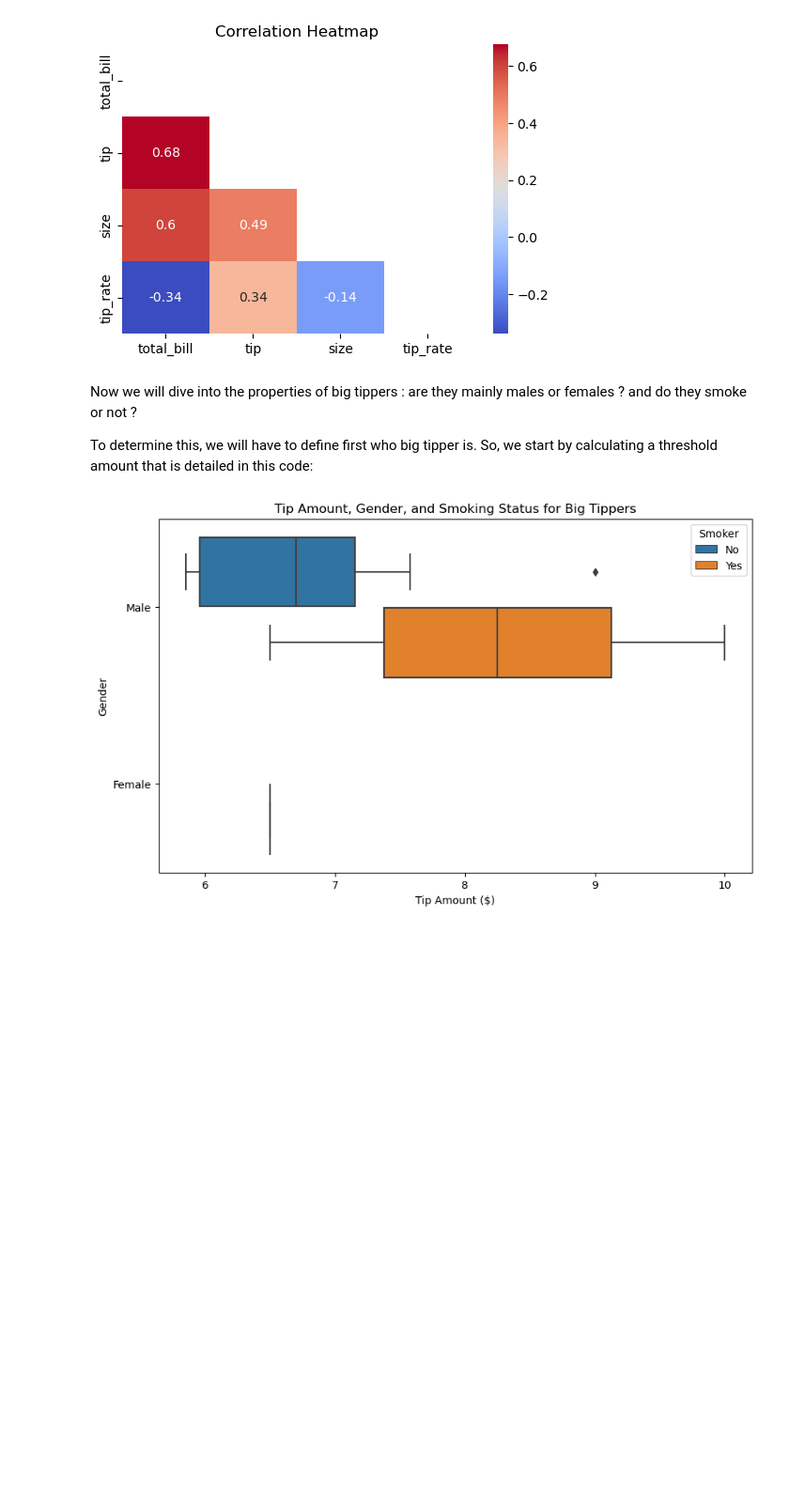
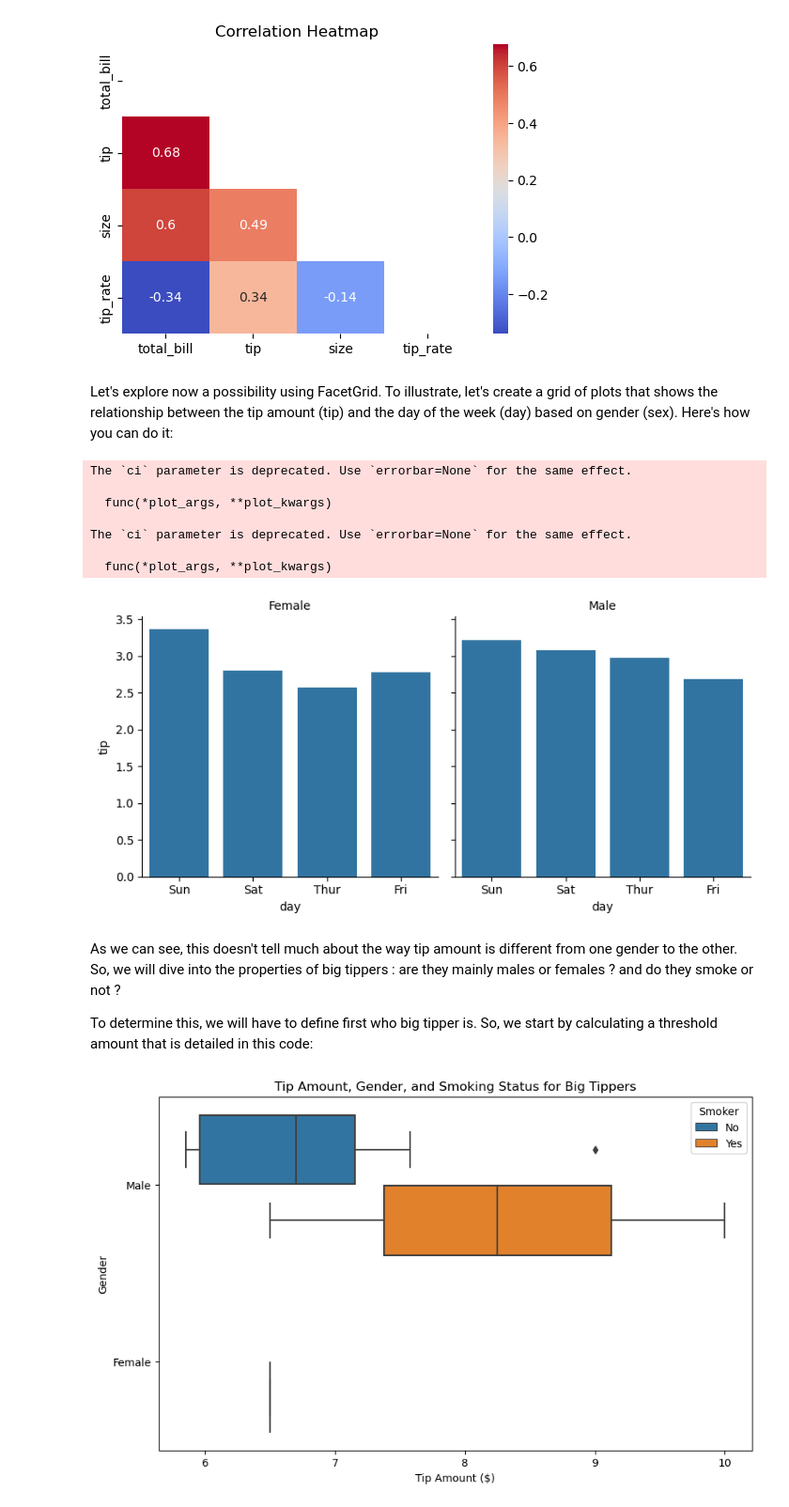
Before and after one commit to MariemMARZOUGUI/data-tips, a Jupyter notebook: TP_Tips.ipynb, the cells around one changed output. Shown at 94% size. Drawn from its saved outputs; the diff is of its cells as text; code cells hidden in the pictures; blank space fills up the shorter version.

```diff
--- a/TP_Tips.ipynb
+++ b/TP_Tips.ipynb
@@ -1087,8 +1087,31 @@ heatmap.set_title('Correlation Heatmap')
 plt.show()
 # %% [output]
 [figure]
+# %% [markdown]
+Let's explore now a possibility using FacetGrid. To illustrate, let's create a grid of plots that shows the relationship between the tip amount (tip) and the day of the week (day) based on gender (sex). Here's how you can do it:
+# %%
+# Créer un FacetGrid en fonction des variables 'sex' et 'day'
+g = sns.FacetGrid(data_tips, col='sex', height=4)
+
+# Mapper un graphe de barres pour montrer la moyenne du pourboire par jour pour chaque sexe
+g.map(sns.barplot, 'day', 'tip', ci=None)
+
+# Ajouter un titre à chaque sous-plot
+g.set_titles(col_template="{col_name}")
+
+# Afficher les graphiques
+plt.show()
+# %% [output]
+The `ci` parameter is deprecated. Use `errorbar=None` for the same effect.
+
+  func(*plot_args, **plot_kwargs)
+
+The `ci` parameter is deprecated. Use `errorbar=None` for the same effect.
+
+  func(*plot_args, **plot_kwargs)
+[figure, added]
 # %% [markdown]
-Now we will dive into the properties of big tippers : are they mainly males or females ? and do they smoke or not ?
+As we can see, this doesn't tell much about the way tip amount is different from one gender to the other. So, we will dive into the properties of big tippers : are they mainly males or females ? and do they smoke or not ?
 
 To determine this, we will have to define first who big tipper is. So, we start by calculating a threshold amount that is detailed in this code:
 # %%
```
Also changed, not shown: parts of 6 cells of this notebook.
